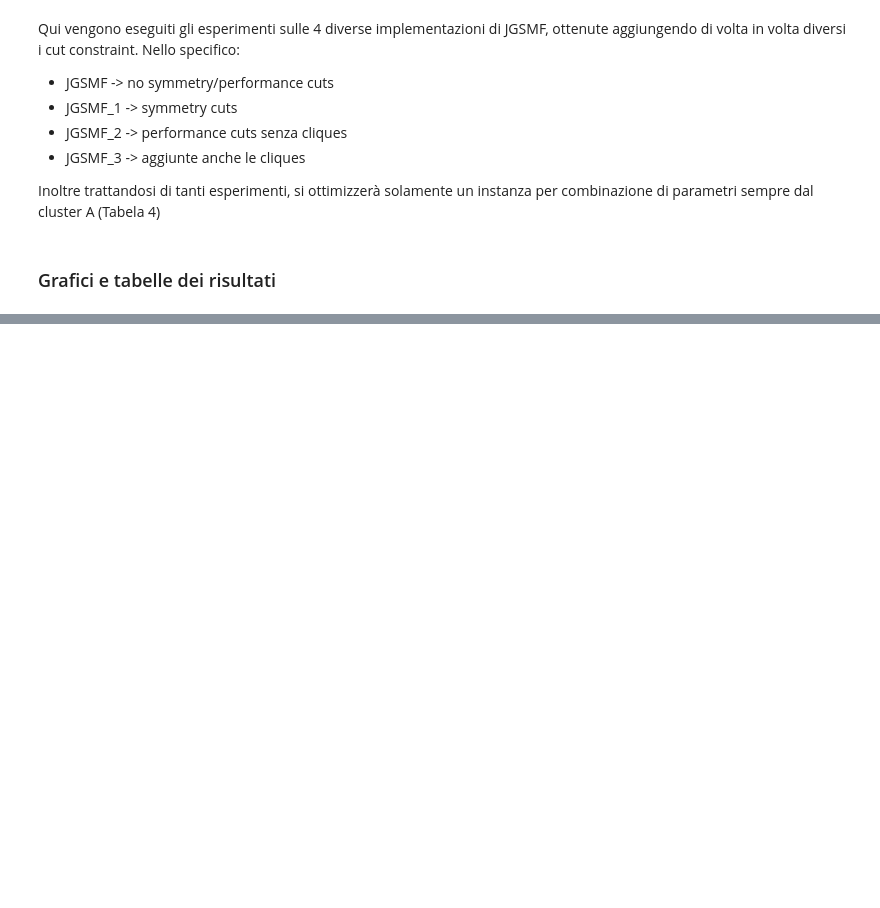
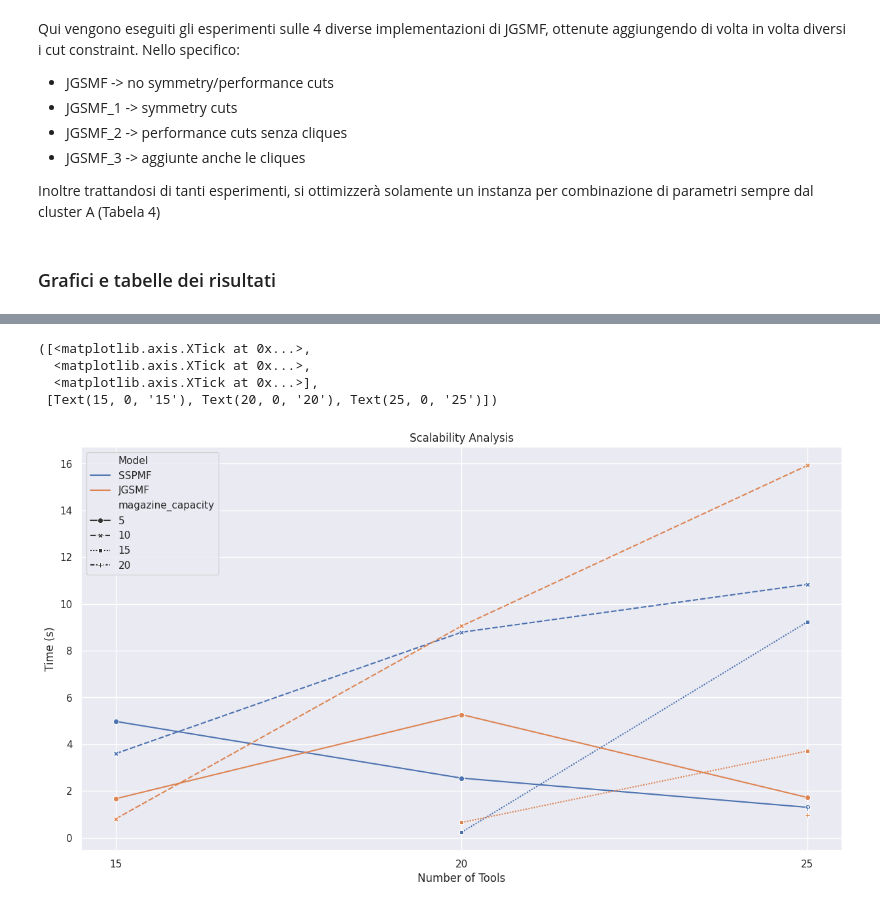
Before and after one commit to simonedivo/job-sequencing-and-tool-switching-problem, a Jupyter notebook: src/scalability.ipynb, the cells around one changed output, grey strips where cells are left out. Drawn from its saved outputs; the diff is of its cells as text; code cells hidden in the pictures; blank space fills up the shorter version.

Commit message:
Added plots

```diff
--- a/src/scalability.ipynb
+++ b/src/scalability.ipynb
@@ -310,3 +310,6 @@ import pandas as pd
 scalability_df = pd.read_csv("../results/new_results.csv")
 
 JGSMF_results_df = pd.read_csv("../results/JGSMF_results.csv")
+
+scalability_df['time'] = scalability_df['time'].round(3)
+JGSMF_results_df['time'] = JGSMF_results_df['time'].round(3)
@@ -312,0 +380,12 @@ JGSMF_results_df = pd.read_csv("../results/JGSMF_results.csv")
+# %%
+sns.lineplot(data=scalability_df, x="num_tools", y="time", hue="Model", style="magazine_capacity", markers=True, dashes=True)
+plt.title("Scalability Analysis")
+plt.ylabel("Time (s)")
+plt.xlabel("Number of Tools")
+plt.xticks(scalability_df['num_tools'].unique())
+# %% [output]
+([<matplotlib.axis.XTick at 0x...>,
+  <matplotlib.axis.XTick at 0x...>,
+  <matplotlib.axis.XTick at 0x...>],
+ [Text(15, 0, '15'), Text(20, 0, '20'), Text(25, 0, '25')])
+[figure, added]
```
Also changed, not shown: parts of 7 cells of this notebook.
